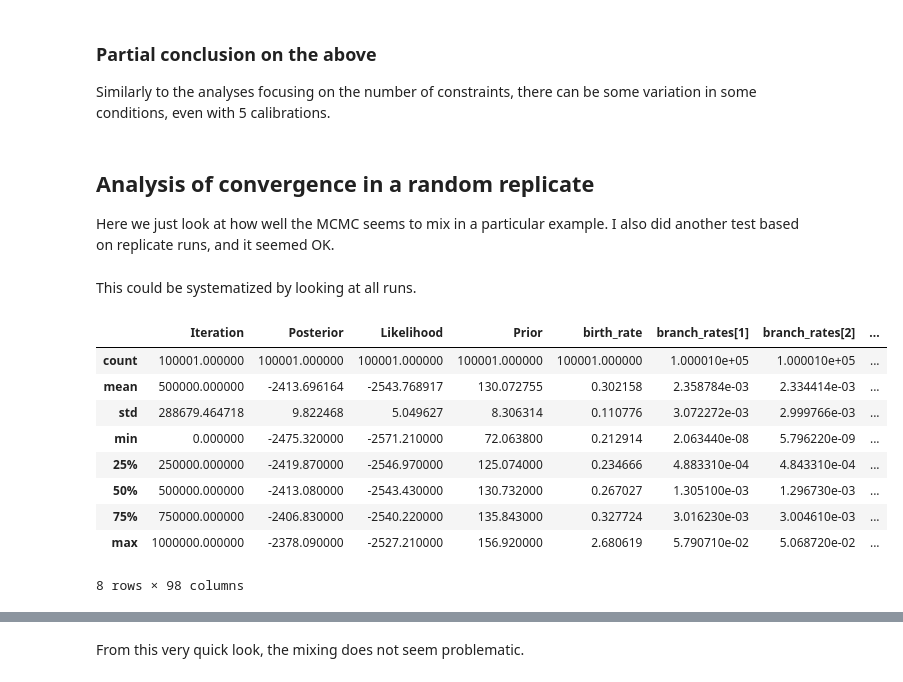
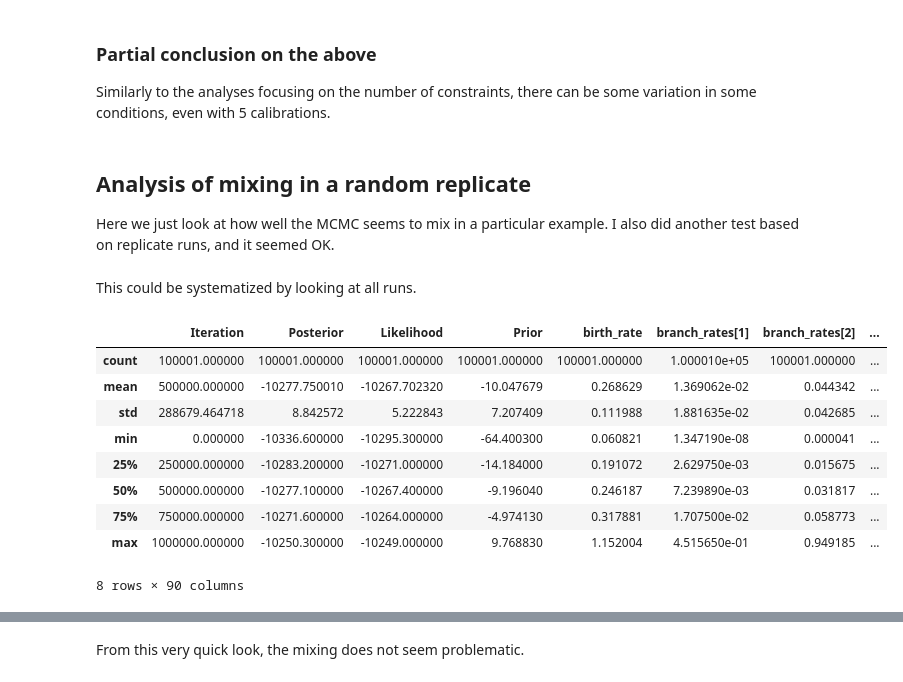
Before and after one commit to Boussau/Notebooks, a Jupyter notebook: Notebooks/Analysis of constraints vs calibrations.ipynb, the cells around one changed output, grey strips where cells are left out. Cells and saved outputs as stored; diff of their text form; code cells hidden in the pictures.

```diff
--- a/Notebooks/Analysis of constraints vs calibrations.ipynb
+++ b/Notebooks/Analysis of constraints vs calibrations.ipynb
@@ -802,24 +825,24 @@ plt.ylabel("Standard deviation in median 95% HPD size", fontsize=15)
 ### Partial conclusion on the above
 Similarly to the analyses focusing on the number of constraints, there can be some variation in some conditions, even with 5 calibrations.
 # %% [markdown]
-## Analysis of convergence in a random replicate
+## Analysis of mixing in a random replicate
 Here we just look at how well the MCMC seems to mix in a particular example. I also did another test based on replicate runs, and it seemed OK.
 # %% [markdown]
 This could be systematized by looking at all runs.
 # %%
-d1=pd.read_csv ("output/10_0_0_1.log", sep="\t")
+d1=pd.read_csv ("output/9_0_0_1.log", sep="\t")
 d1.describe()
 # %% [output]
 |  | Iteration | Posterior | Likelihood | Prior | birth_rate | branch_rates[1] | branch_rates[2] | ... |
-| count | 100001.000000 | 100001.000000 | 100001.000000 | 100001.000000 | 100001.000000 | 1.000010e+05 | 1.000010e+05 | ... |
-| mean | 500000.000000 | -2413.696164 | -2543.768917 | 130.072755 | 0.302158 | 2.358784e-03 | 2.334414e-03 | ... |
-| std | 288679.464718 | 9.822468 | 5.049627 | 8.306314 | 0.110776 | 3.072272e-03 | 2.999766e-03 | ... |
-| min | 0.000000 | -2475.320000 | -2571.210000 | 72.063800 | 0.212914 | 2.063440e-08 | 5.796220e-09 | ... |
-| 25% | 250000.000000 | -2419.870000 | -2546.970000 | 125.074000 | 0.234666 | 4.883310e-04 | 4.843310e-04 | ... |
-| 50% | 500000.000000 | -2413.080000 | -2543.430000 | 130.732000 | 0.267027 | 1.305100e-03 | 1.296730e-03 | ... |
-| 75% | 750000.000000 | -2406.830000 | -2540.220000 | 135.843000 | 0.327724 | 3.016230e-03 | 3.004610e-03 | ... |
-| max | 1000000.000000 | -2378.090000 | -2527.210000 | 156.920000 | 2.680619 | 5.790710e-02 | 5.068720e-02 | ... |
+| count | 100001.000000 | 100001.000000 | 100001.000000 | 100001.000000 | 100001.000000 | 1.000010e+05 | 100001.000000 | ... |
+| mean | 500000.000000 | -10277.750010 | -10267.702320 | -10.047679 | 0.268629 | 1.369062e-02 | 0.044342 | ... |
+| std | 288679.464718 | 8.842572 | 5.222843 | 7.207409 | 0.111988 | 1.881635e-02 | 0.042685 | ... |
+| min | 0.000000 | -10336.600000 | -10295.300000 | -64.400300 | 0.060821 | 1.347190e-08 | 0.000041 | ... |
+| 25% | 250000.000000 | -10283.200000 | -10271.000000 | -14.184000 | 0.191072 | 2.629750e-03 | 0.015675 | ... |
+| 50% | 500000.000000 | -10277.100000 | -10267.400000 | -9.196040 | 0.246187 | 7.239890e-03 | 0.031817 | ... |
+| 75% | 750000.000000 | -10271.600000 | -10264.000000 | -4.974130 | 0.317881 | 1.707500e-02 | 0.058773 | ... |
+| max | 1000000.000000 | -10250.300000 | -10249.000000 | 9.768830 | 1.152004 | 4.515650e-01 | 0.949185 | ... |
-8 rows × 98 columns
+8 rows × 90 columns
 # %%
 %matplotlib inline
 
```
Also changed, not shown: parts of 52 cells of this notebook.
